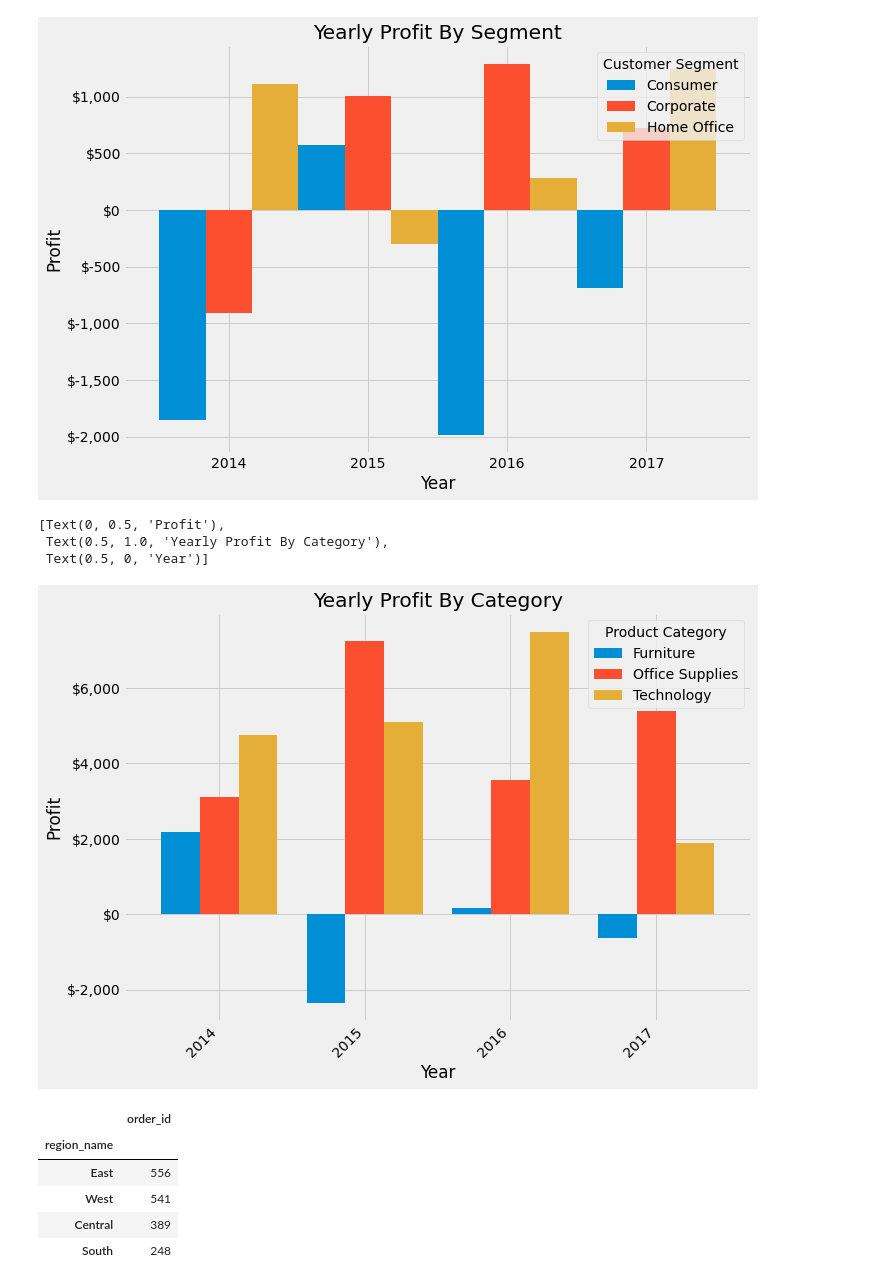
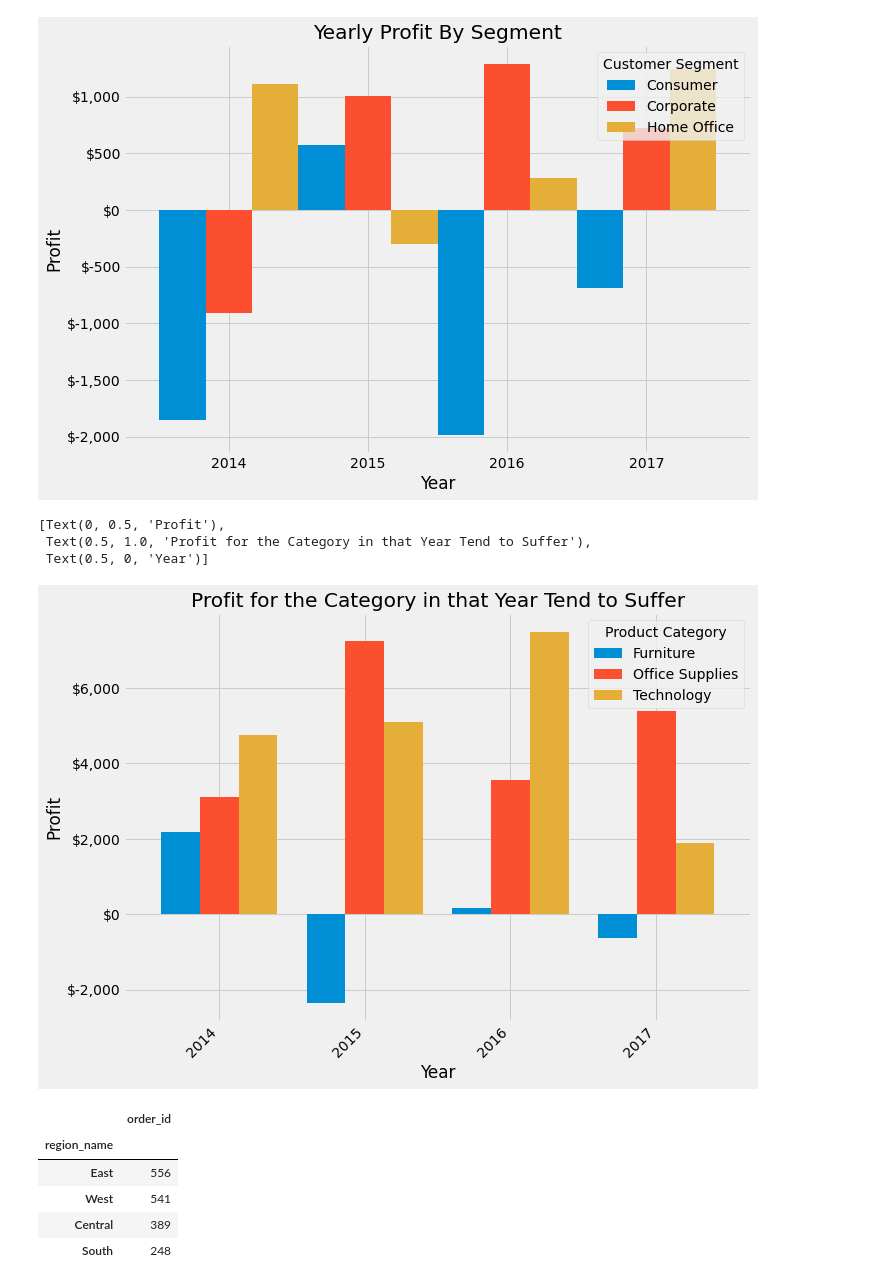
Before and after one commit to CJ-time-series-project/CJ-time-series-project, a Jupyter notebook: jerrys_explore.ipynb, the cells around one changed output. Drawn from its saved outputs; the diff is of its cells as text; code cells hidden in the pictures.

```diff
--- a/jerrys_explore.ipynb
+++ b/jerrys_explore.ipynb
@@ -706,17 +706,17 @@ company_cat_profit = (df[['profit','category']]
 # %%
 ax = (company_cat_profit.resample('Y')
     .sum()
     .plot.bar(width=.8))
 ax.legend(loc='upper right', title='Product Category')
 labels = [pd.to_datetime(t.get_text()).strftime('%Y') for t in ax.get_xticklabels()]
 ax.set_xticklabels(labels, rotation=45, ha='right')
 ax.set_yticklabels([f'${tick:,.0f}' for tick in ax.get_yticks()])
-ax.set(ylabel='Profit', title='Yearly Profit By Category', xlabel='Year')
+ax.set(ylabel='Profit', title='Profit for the Category in that Year Tend to Suffer', xlabel='Year')
 # %% [output]
 [Text(0, 0.5, 'Profit'),
- Text(0.5, 1.0, 'Yearly Profit By Category'),
+ Text(0.5, 1.0, 'Profit for the Category in that Year Tend to Suffer'),
  Text(0.5, 0, 'Year')]
-[figure, old version]
+[figure, new version]
 # %%
 # How many orders were made in each region?
 reg_orders = pd.DataFrame(df.groupby(['region_name'])['order_id'].count().sort_values(ascending=False))
```
Also changed, not shown: parts of 4 cells of this notebook, 2 other files.
